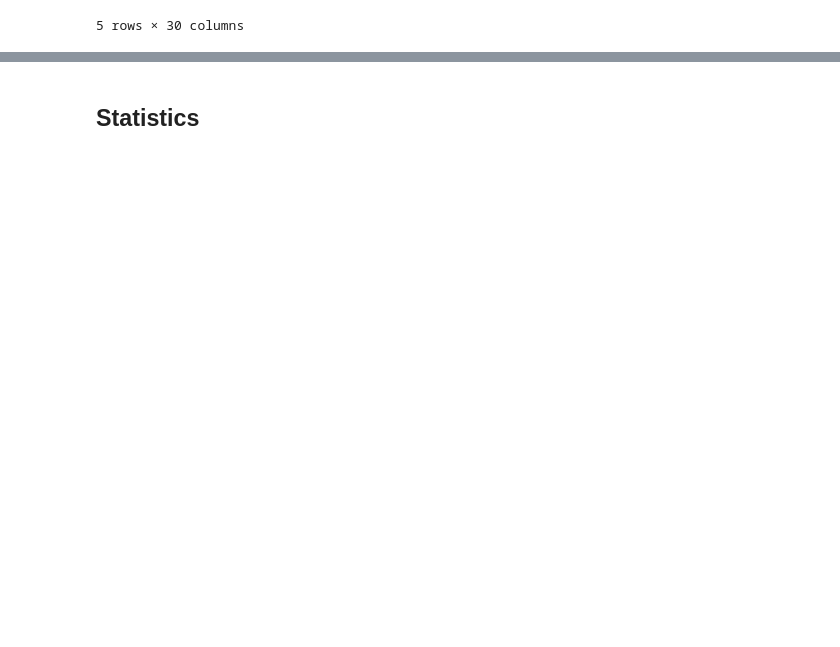
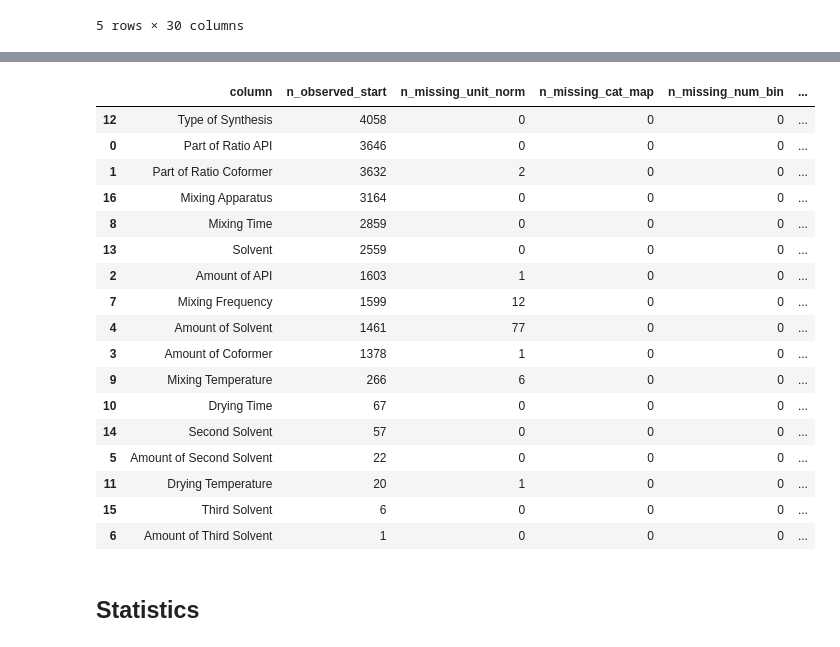
Before and after one commit to Antrall/CoSyn, a Jupyter notebook: notebooks/01_data_preprocessing.ipynb, the cells around one changed output, grey strips where cells are left out. Cells and saved outputs as stored; diff of their text form; code cells hidden in the pictures; blank space fills up the shorter version.

```diff
--- a/notebooks/01_data_preprocessing.ipynb
+++ b/notebooks/01_data_preprocessing.ipynb
@@ -67,3 +68,25 @@ coverage
+# %%
+report = preprocessor.preprocessing_report()
+report
+# %% [output]
+|  | column | n_observed_start | n_missing_unit_norm | n_missing_cat_map | n_missing_num_bin | ... |
+| 12 | Type of Synthesis | 4058 | 0 | 0 | 0 | ... |
+| 0 | Part of Ratio API | 3646 | 0 | 0 | 0 | ... |
+| 1 | Part of Ratio Coformer | 3632 | 2 | 0 | 0 | ... |
+| 16 | Mixing Apparatus | 3164 | 0 | 0 | 0 | ... |
+| 8 | Mixing Time | 2859 | 0 | 0 | 0 | ... |
+| 13 | Solvent | 2559 | 0 | 0 | 0 | ... |
+| 2 | Amount of API | 1603 | 1 | 0 | 0 | ... |
+| 7 | Mixing Frequency | 1599 | 12 | 0 | 0 | ... |
+| 4 | Amount of Solvent | 1461 | 77 | 0 | 0 | ... |
+| 3 | Amount of Coformer | 1378 | 1 | 0 | 0 | ... |
+| 9 | Mixing Temperature | 266 | 6 | 0 | 0 | ... |
+| 10 | Drying Time | 67 | 0 | 0 | 0 | ... |
+| 14 | Second Solvent | 57 | 0 | 0 | 0 | ... |
+| 5 | Amount of Second Solvent | 22 | 0 | 0 | 0 | ... |
+| 11 | Drying Temperature | 20 | 1 | 0 | 0 | ... |
+| 15 | Third Solvent | 6 | 0 | 0 | 0 | ... |
+| 6 | Amount of Third Solvent | 1 | 0 | 0 | 0 | ... |
 # %% [markdown]
 ## Statistics
 # %%
```
Also changed, not shown: parts of 9 cells of this notebook, 1 other file.
